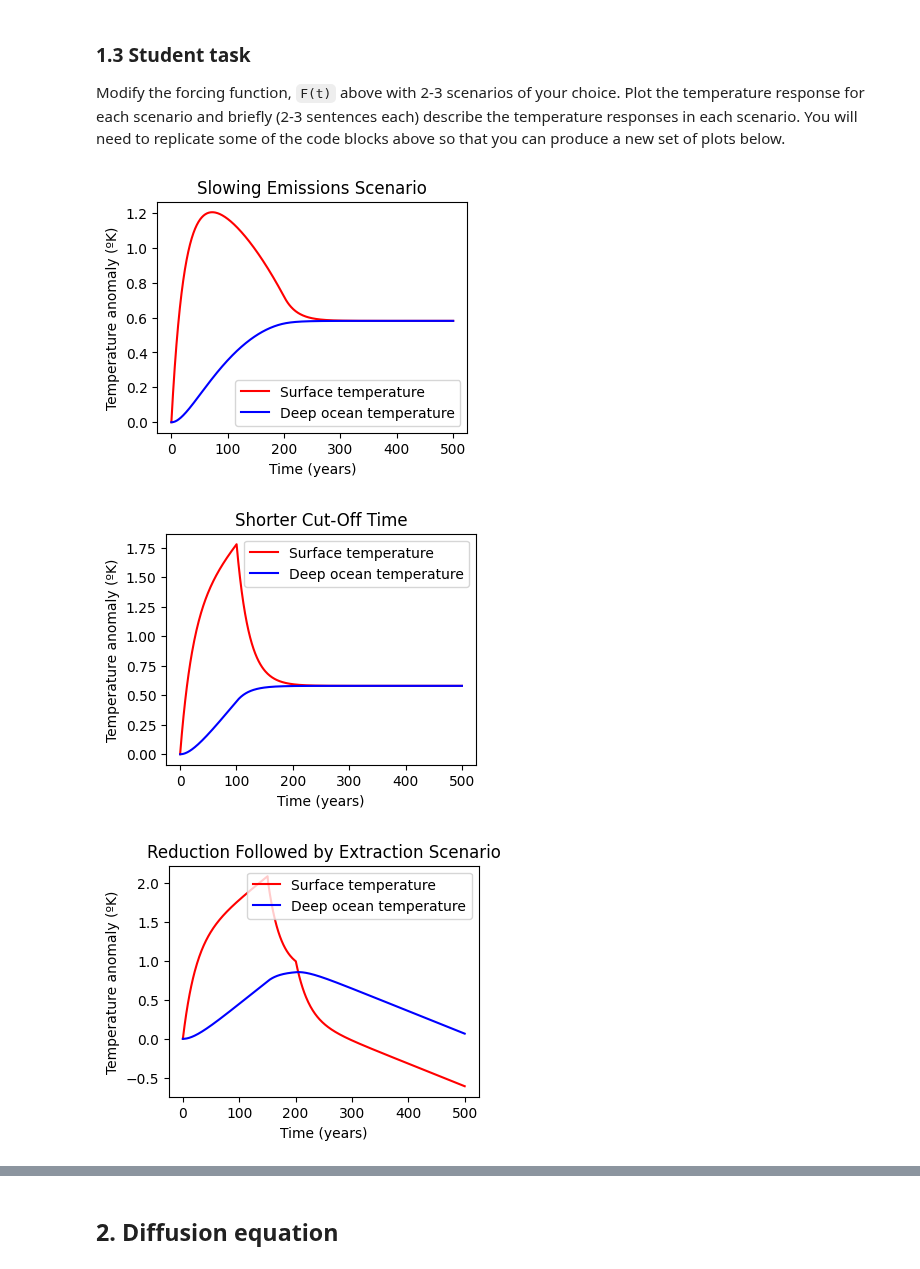
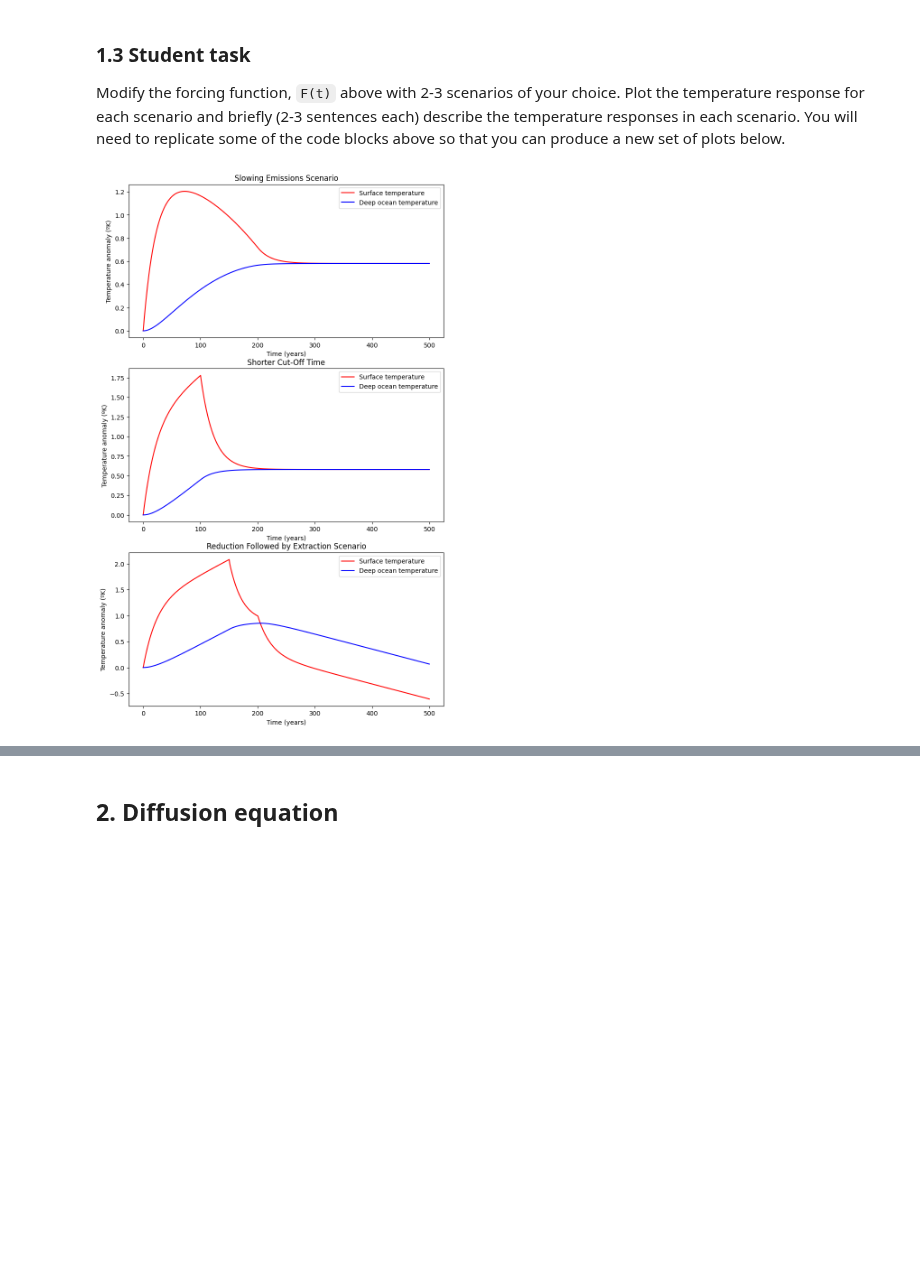
Before and after one commit to SquidsofDoom/QCES, a Jupyter notebook: Project1_numerical_methods.ipynb, the cells around one changed output, grey strips where cells are left out. Drawn from its saved outputs; the diff is of its cells as text; code cells hidden in the pictures; blank space fills up the shorter version.

```diff
--- a/Project1_numerical_methods.ipynb
+++ b/Project1_numerical_methods.ipynb
@@ -102,58 +102,57 @@ We see this again at $t>200$. Here, the forcing is removed and the system finds
 <a id='section1pt3'></a>
 Modify the forcing function, `F(t)` above with 2-3 scenarios of your choice. Plot the temperature response for each scenario and briefly (2-3 sentences each) describe the temperature responses in each scenario. You will need to replicate some of the code blocks above so that you can produce a new set of plots below.
 # %%
+ax, fig = plt.subplots(3,1, figsize = (9,15))
+
 def F1(t):
     return 1-0.005*t if t < 200 else 0
 
 for i in range(0, Nt-1):
     T[i+1] = T[i] + dt *(F1(t[i])-gamma*(T[i]-theta[i]))/(C_s)
     theta[i+1] = theta[i] + dt * (gamma*(T[i]-theta[i])/(C_d))
+ax1 = plt.subplot(3,1,1)
+ax1.plot(t,T,'r-')
+ax1.plot(t,theta,'b-')
+ax1.legend(['Surface temperature','Deep ocean temperature'])
+ax1.set_xlabel('Time (years)')
+ax1.set_ylabel('Temperature anomaly (ºK)')
+ax1.set_title('Slowing Emissions Scenario')
 
-plt.figure(figsize=(4, 3))
-plt.plot(t,T,'r-')
-plt.plot(t,theta,'b-')
-plt.legend(['Surface temperature','Deep ocean temperature'])
-plt.xlabel('Time (years)')
-plt.ylabel('Temperature anomaly (ºK)')
-plt.title('Slowing Emissions Scenario')
-plt.show()
 
 def F2(t):
     return 1 if t < 100 else 0
 
 for i in range(0, Nt-1):
     T[i+1] = T[i] + dt *(F2(t[i])-gamma*(T[i]-theta[i]))/(C_s)
     theta[i+1] = theta[i] + dt * (gamma*(T[i]-theta[i])/(C_d))
 
-plt.figure(figsize=(4, 3))
-plt.plot(t,T,'r-')
-plt.plot(t,theta,'b-')
-plt.legend(['Surface temperature','Deep ocean temperature'])
-plt.xlabel('Time (years)')
-plt.ylabel('Temperature anomaly (ºK)')
-plt.title('Shorter Cut-Off Time')
-plt.show()
+ax2 = plt.subplot(3,1,2)
+ax2.plot(t,T,'r-')
+ax2.plot(t,theta,'b-')
+ax2.legend(['Surface temperature','Deep ocean temperature'])
+ax2.set_xlabel('Time (years)')
+ax2.set_ylabel('Temperature anomaly (ºK)')
+ax2.set_title('Shorter Cut-Off Time')
+
 
 def F3(t):
     return 1 if t < 150 else 0 if 151<t<200 else -0.5
 
 for i in range(0, Nt-1):
     T[i+1] = T[i] + dt *(F3(t[i])-gamma*(T[i]-theta[i]))/(C_s)
     theta[i+1] = theta[i] + dt * (gamma*(T[i]-theta[i])/(C_d))
 
-plt.figure(figsize=(4, 3))
-plt.plot(t,T,'r-')
-plt.plot(t,theta,'b-')
-plt.legend(['Surface temperature','Deep ocean temperature'])
-plt.xlabel('Time (years)')
-plt.ylabel('Temperature anomaly (ºK)')
-plt.title('Reduction Followed by Extraction Scenario')
+ax3 = plt.subplot(3,1,3)
+ax3.plot(t,T,'r-')
+ax3.plot(t,theta,'b-')
+ax3.legend(['Surface temperature','Deep ocean temperature'])
+ax3.set_xlabel('Time (years)')
+ax3.set_ylabel('Temperature anomaly (ºK)')
+ax3.set_title('Reduction Followed by Extraction Scenario')
 
 plt.show()
 # %% [output]
-[figure, old version]
+[figure, new version]
-[figure, removed]
-[figure, removed]
 # %% [markdown]
 In the first case, we see that the curve has smoothed, however still holds similar mechanics to the first case in graph 1.2. The smoother peak is a result of the fact that carbon is continually being pulled out of the atmosphere, so there is not as much of an abrupt stop and drop to equilibrium. We also see that the peak anomoly value for $T$ and the final equilibrium value is lower, as less carbon has been put into the atmosphere over the same 200 year time-frame.
 
```
Also changed, not shown: parts of 1 cell of this notebook.
